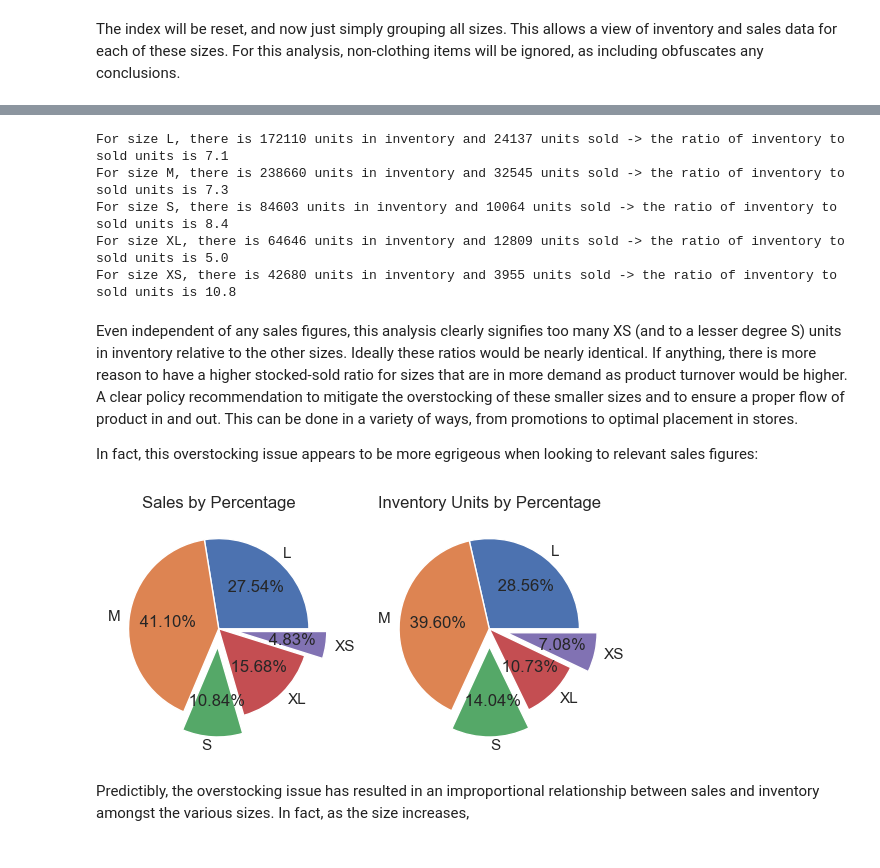
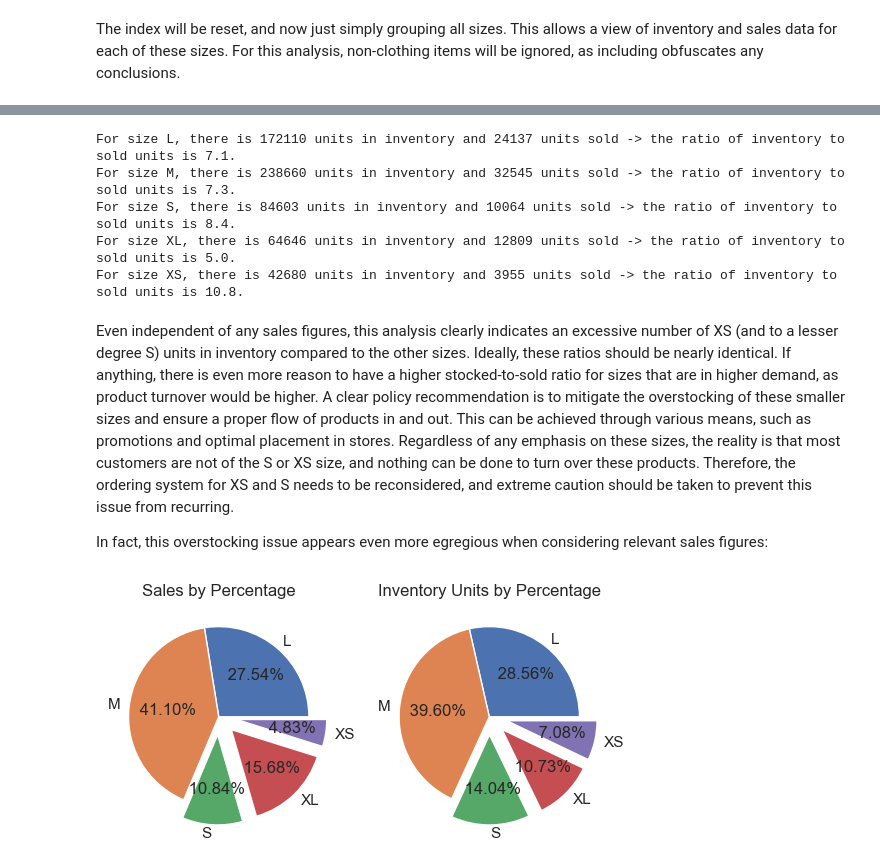
Before and after one commit to reetyf/tjx, a Jupyter notebook: HWeinschenk_TJXDataAnalystAssignment_summer2023.ipynb, the cells around one changed output, grey strips where cells are left out. Saved outputs shown, nothing was run; the diff lists cells and outputs as text; code cells hidden in the pictures.

```diff
--- a/HWeinschenk_TJXDataAnalystAssignment_summer2023.ipynb
+++ b/HWeinschenk_TJXDataAnalystAssignment_summer2023.ipynb
@@ -633,25 +629,23 @@ size_df.drop('Not-Clothing',inplace = True, axis = 0)
 for size in size_df.index:
     print(f"For size {size}, there is {size_df.loc[size,'Inventory Units']} units in inventory and \
 {size_df.loc[size,'Units Sold']} units sold -> the ratio of inventory to sold units is \
-{round(size_df.loc[size,'Inventory Units']/size_df.loc[size,'Units Sold'],1)}")
+{round(size_df.loc[size,'Inventory Units']/size_df.loc[size,'Units Sold'],1)}.")
 # %% [output]
-For size L, there is 172110 units in inventory and 24137 units sold -> the ratio of inventory to sold units is 7.1
-For size M, there is 238660 units in inventory and 32545 units sold -> the ratio of inventory to sold units is 7.3
-For size S, there is 84603 units in inventory and 10064 units sold -> the ratio of inventory to sold units is 8.4
-For size XL, there is 64646 units in inventory and 12809 units sold -> the ratio of inventory to sold units is 5.0
-For size XS, there is 42680 units in inventory and 3955 units sold -> the ratio of inventory to sold units is 10.8
+For size L, there is 172110 units in inventory and 24137 units sold -> the ratio of inventory to sold units is 7.1.
+For size M, there is 238660 units in inventory and 32545 units sold -> the ratio of inventory to sold units is 7.3.
+For size S, there is 84603 units in inventory and 10064 units sold -> the ratio of inventory to sold units is 8.4.
+For size XL, there is 64646 units in inventory and 12809 units sold -> the ratio of inventory to sold units is 5.0.
+For size XS, there is 42680 units in inventory and 3955 units sold -> the ratio of inventory to sold units is 10.8.
 # %% [markdown]
-Even independent of any sales figures, this analysis clearly signifies too many XS (and to a lesser degree S) units in inventory relative to the other sizes. Ideally these ratios would be nearly identical. If anything, there is more reason to have a higher stocked-sold ratio for sizes that are in more demand as product turnover would be higher. A clear policy recommendation to mitigate the overstocking of these smaller sizes and to ensure a proper flow of product in and out. This can be done in a variety of ways, from promotions to optimal placement in stores.
+Even independent of any sales figures, this analysis clearly indicates an excessive number of XS (and to a lesser degree S) units in inventory compared to the other sizes. Ideally, these ratios should be nearly identical. If anything, there is even more reason to have a higher stocked-to-sold ratio for sizes that are in higher demand, as product turnover would be higher. A clear policy recommendation is to mitigate the overstocking of these smaller sizes and ensure a proper flow of products in and out. This can be achieved through various means, such as promotions and optimal placement in stores. Regardless of any emphasis on these sizes, the reality is that most customers are not of the S or XS size, and nothing can be done to turn over these products. Therefore, the ordering system for XS and S needs to be reconsidered, and extreme caution should be taken to prevent this issue from recurring.
 
-In fact, this overstocking issue appears to be more egrigeous when looking to relevant sales figures:
+In fact, this overstocking issue appears even more egregious when considering relevant sales figures:
 # %%
 pies = ['Sales', 'Inventory Units']
 for i in range(1,3):
     plt.subplot(1,2,i)
-    plt.pie(x = size_df[pies[i-1]],autopct =' %1.2f%%',labels = size_df.index,    explode = (0, 0, 0.2, 0,.2) )
+    plt.pie(x = size_df[pies[i-1]],autopct =' %1.2f%%',labels = size_df.index, explode = (0, 0, 0.2, 0.2,.2) )
     plt.title(f'{pies[i-1]} by Percentage')
 plt.show()
 # %% [output]
-[figure, old version]
+[figure, new version]
-# %% [markdown]
-Predictibly, the overstocking issue has resulted in an improportional relationship between sales and inventory amongst the various sizes. In fact, as the size increases,
```
Also changed, not shown: parts of 20 cells of this notebook.
